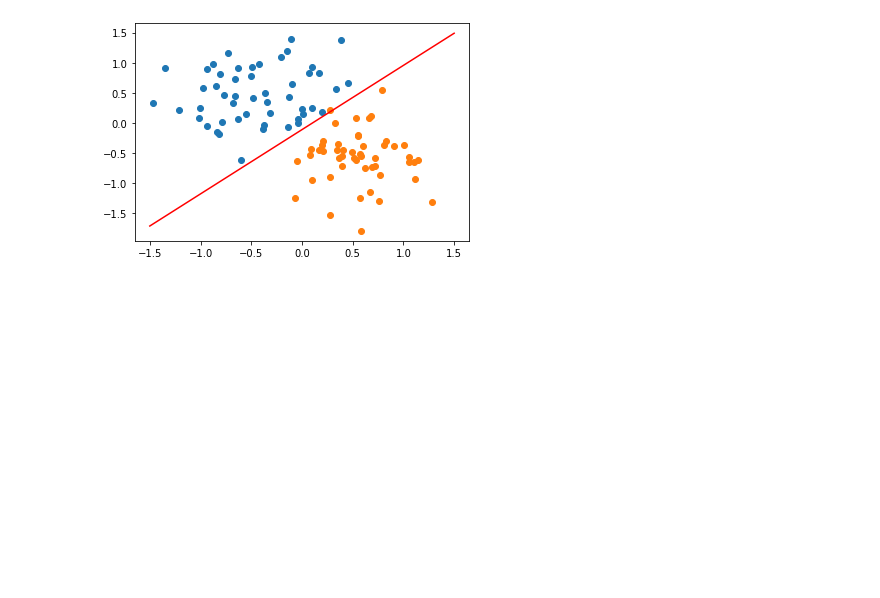
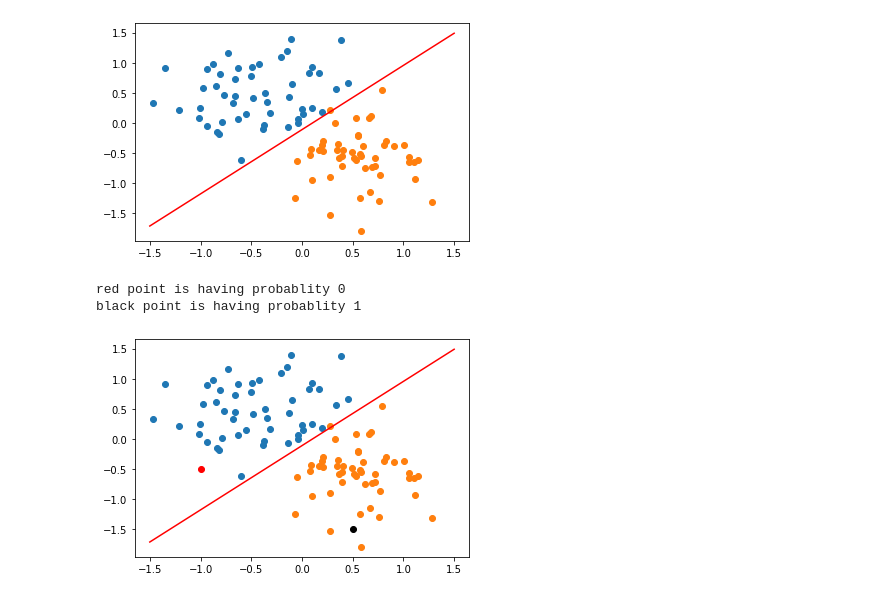
Before and after one commit to NisargNikhil/Perceptron_pytorch, a Jupyter notebook: perceptron_pytorch.ipynb, the cells around one changed output. Cells and saved outputs as stored; diff of their text form; code cells hidden in the pictures; blank space fills up the shorter version.

Commit message:
updated perceptron model with testing

```diff
--- a/perceptron_pytorch.ipynb
+++ b/perceptron_pytorch.ipynb
@@ -59,6 +59,12 @@ class Model(nn.Module):
   def forward(self,x):
     pred = torch.sigmoid(self.linear(x))
     return pred
+  def probability(self,x):
+    predict = self.forward(x)
+    if predict > 0.5:
+      return 1
+    else:
+      return 0
 # %%
 torch.manual_seed(2)
 model = Model(2,1)
@@ -128,3 +134,15 @@ plt.plot(range(epochs),losses)
 plot_fit('trained model')
 # %% [output]
 [figure]
+# %%
+point_a = torch.Tensor([-1,-0.5])
+point_b = torch.Tensor([0.5,-1.5])
+plt.plot(point_a.numpy()[0],point_a.numpy()[1], 'ro')
+plt.plot(point_b.numpy()[0],point_b[1], 'ko')
+print('red point is having probablity {}'.format(model.probability(point_a)))
+print('black point is having probablity {}'.format(model.probability(point_b)))
+plot_fit('trained model')
+# %% [output]
+red point is having probablity 0
+black point is having probablity 1
+[figure, added]
```
Also changed, not shown: parts of 1 cell of this notebook.
